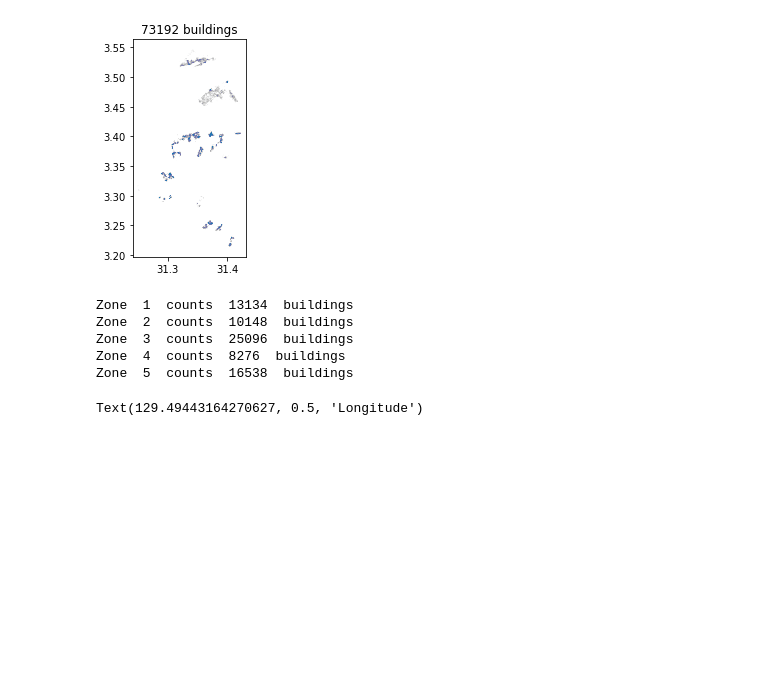
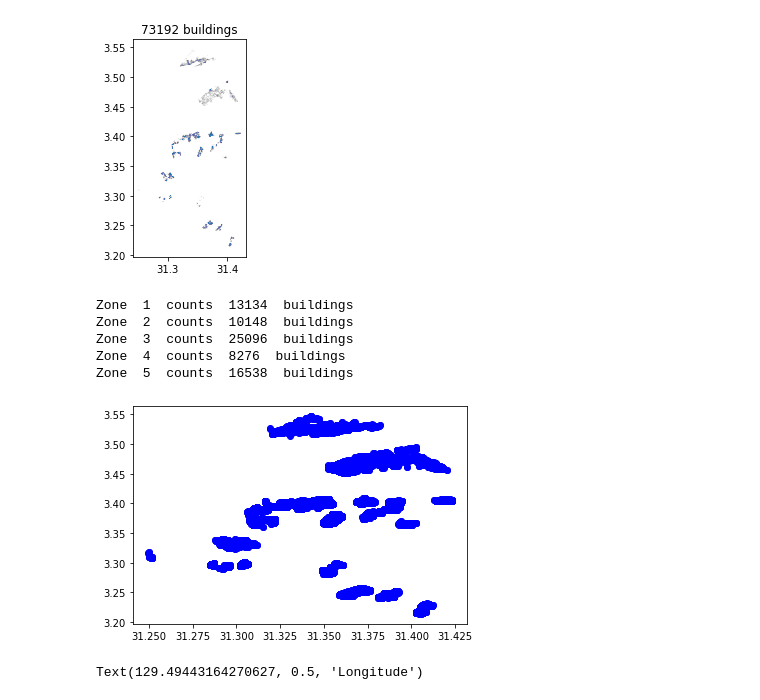
Before and after one commit to daanieo/FATM_opt, a Jupyter notebook: Data preparation.ipynb, the cells around one changed output. Drawn from its saved outputs; the diff is of its cells as text; code cells hidden in the pictures; blank space fills up the shorter version.

```diff
--- a/Data preparation.ipynb
+++ b/Data preparation.ipynb
@@ -52,6 +52,17 @@ Zone  2  counts  10148  buildings
 Zone  3  counts  25096  buildings
 Zone  4  counts  8276  buildings
 Zone  5  counts  16538  buildings
+# %%
+from data_prep_funcs import buildings_shp_to_df
+import matplotlib.pyplot as plt
+
+buildings_df = buildings_shp_to_df(address_of_shp="../input_files/building_polygons/all_zones.shp")
+buildings_df.to_csv("save_files/buildings_all_zones_df.csv")
+
+for i in range(len(buildings_df)):
+    plt.plot(buildings_df.x[i],buildings_df.y[i],'bo')
+# %% [output]
+[figure, added]
 # %%
 from data_prep_funcs import roads_within_polygon
 import seaborn
```
Also changed, not shown: parts of 10 cells of this notebook, 16 other files.
